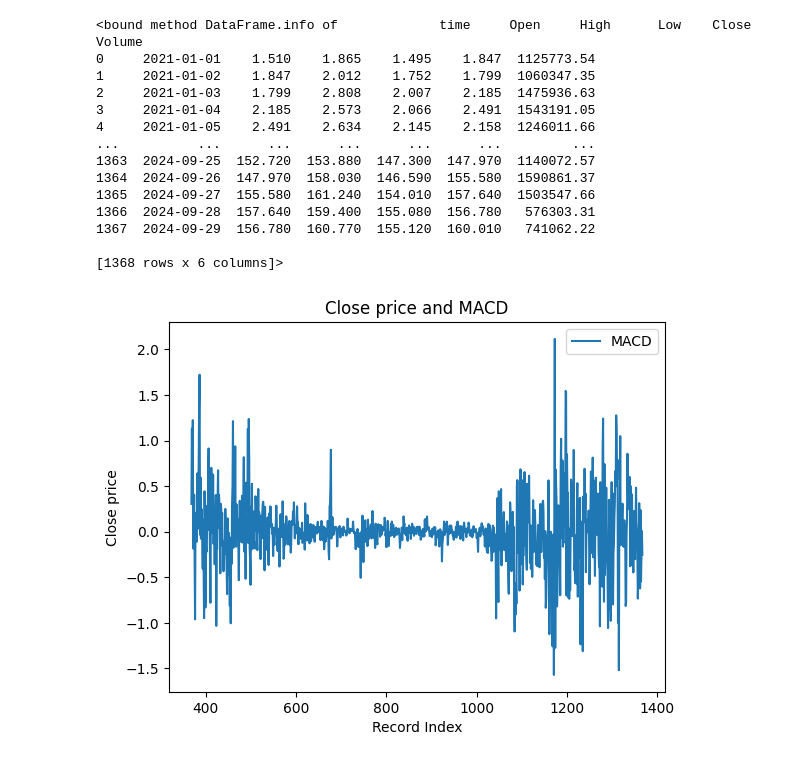
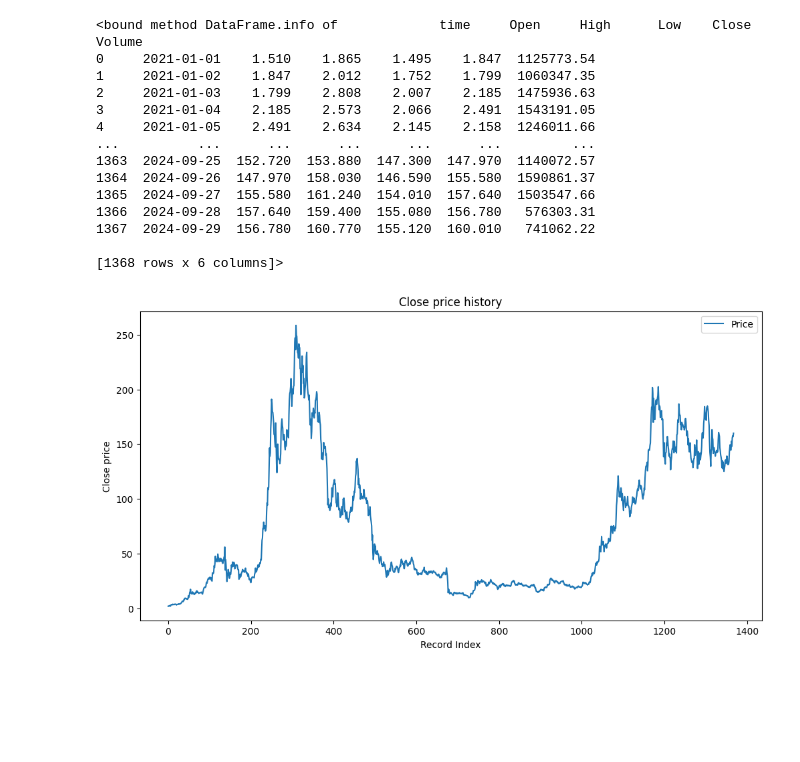
Before and after one commit to ZussmanFranz/Politechnika_Gdanska, a Jupyter notebook: Sem4/MN/project1/project1.ipynb, the cells around one changed output. Saved outputs shown, nothing was run; the diff lists cells and outputs as text; code cells hidden in the pictures; blank space fills up the shorter version.

```diff
--- a/Sem4/MN/project1/project1.ipynb
+++ b/Sem4/MN/project1/project1.ipynb
@@ -66,36 +90,36 @@ print(data_frame.info)
 close_data = data_frame.get("Close").tolist()   # Price and the end of the day
 time_data = data_frame.get("time").tolist()     # Corresponding days
 
 n_records = len(close_data)
-n_records_analyzed = 1000
+n_records_analyzed = 100
 
 x_full = np.arange(n_records)
 x_analyzed = np.arange(n_records - n_records_analyzed, n_records)
 
+
+plt.figure(figsize=(12, 6))
+
 plt.plot(x_full, close_data, label="Price")
 
-macd_values = MACD(n_records_analyzed, close_data)
-
-plt.plot(x_analyzed, macd_values, label="MACD")
 
 plt.xlabel('Record Index')
 plt.ylabel('Close price')
-plt.title('Close price and MACD')
+plt.title('Close price history')
 plt.legend()
 plt.show()
 # %% [output]
 <bound method DataFrame.info of             time     Open     High      Low    Close      Volume
 0     2021-01-01    1.510    1.865    1.495    1.847  1125773.54
 1     2021-01-02    1.847    2.012    1.752    1.799  1060347.35
 2     2021-01-03    1.799    2.808    2.007    2.185  1475936.63
 3     2021-01-04    2.185    2.573    2.066    2.491  1543191.05
 4     2021-01-05    2.491    2.634    2.145    2.158  1246011.66
 ...          ...      ...      ...      ...      ...         ...
 1363  2024-09-25  152.720  153.880  147.300  147.970  1140072.57
 1364  2024-09-26  147.970  158.030  146.590  155.580  1590861.37
 1365  2024-09-27  155.580  161.240  154.010  157.640  1503547.66
 1366  2024-09-28  157.640  159.400  155.080  156.780   576303.31
 1367  2024-09-29  156.780  160.770  155.120  160.010   741062.22
 
 [1368 rows x 6 columns]>
-[figure, old version]
+[figure, new version]
```
Also changed, not shown: parts of 5 cells of this notebook.
